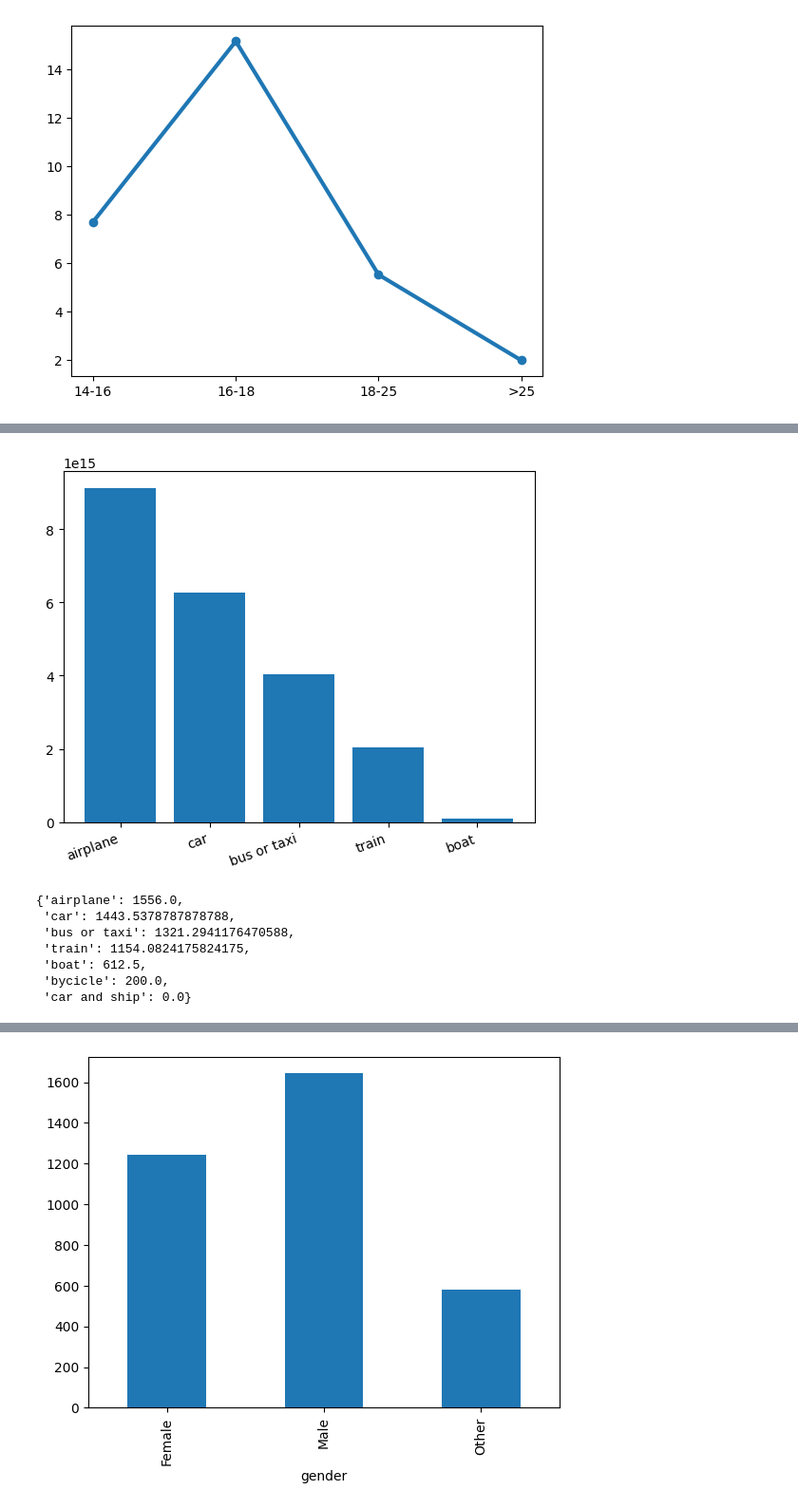
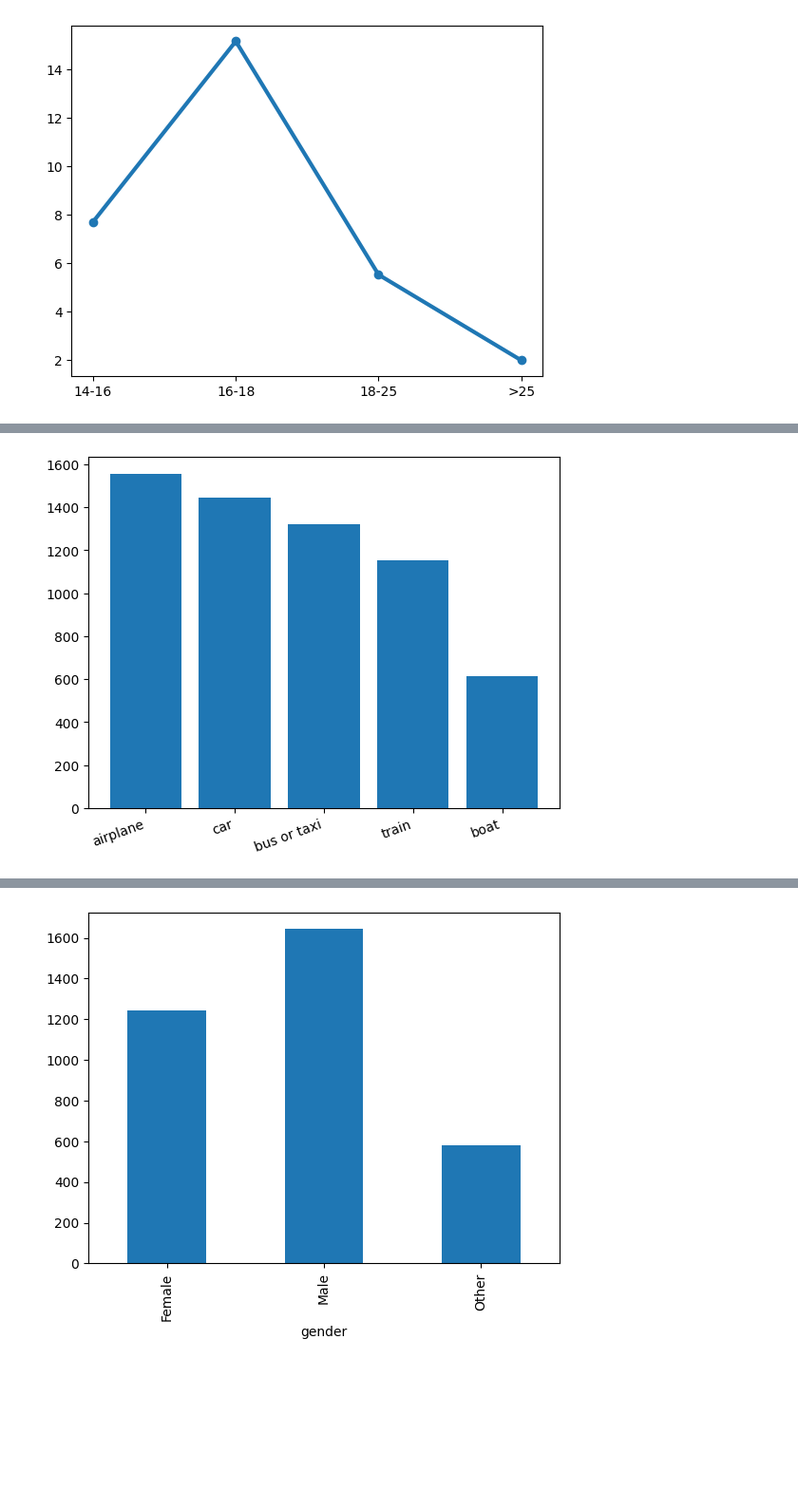
Before and after one commit to nic-obert/vacation-analysis, a Jupyter notebook: analyze.ipynb, the cells around one changed output, grey strips where cells are left out. Shown at 95% size. Cells and saved outputs as stored; diff of their text form; code cells hidden in the pictures; blank space fills up the shorter version.

```diff
--- a/analyze.ipynb
+++ b/analyze.ipynb
@@ -744,7 +807,7 @@ plt.show()
 # Split the companies into a list
 companies = df['company'].apply(lambda x: x.split(';'))
 
-unique_activities = ['family', 'friends', 'boyfriend/girlfriend', 'alone']
+unique_activities = ['family', 'friends', 'partner', 'alone']
 enjoyment = [0, 0, 0, 0]
 counts = [0, 0, 0, 0]
 for i, company_type in enumerate(unique_activities):
@@ -764,4 +827,14 @@ enjoyment = [enjoy ** 12 for enjoy in enjoyment]
 
 plt.bar(unique_activities, enjoyment)
 plt.show()
+
+# Vacation with family is not so enjoyable.
+# Vacation with friends is more enjoyable than vacation with family
+# Vacation with partner is the most enjoyable
+# Vacation alone is the least enjoyable
+
+# Save the data to a csv file
+enjoyment = pd.DataFrame(zip(unique_activities, enjoyment), columns=['company', 'enjoyment'])
+enjoyment.set_index('company', inplace=True)
+enjoyment.to_csv('enjoyment_per_company.csv')
 # %% [output]
@@ -837,47 +901,45 @@ transports = df['transport'].apply(lambda x: x.split(';'))
 # Get all the unique transports
 unique_transports = set()
 for transport in transports:
     unique_transports.update(transport)
 unique_transports = list(unique_transports)
 
-cost = [0] * len(unique_transports)
+cost_per_transport = [0] * len(unique_transports)
 
 for i, transport_type in enumerate(unique_transports):
     # Count the number of times each transport type is mentioned
     transport_count = transports.apply(lambda x: x.count(transport_type))
 
     # Get the cost if the transport type is mentioned
-    cost[i] = df[transport_count > 0]['cost'].mean()
+    cost_per_transport[i] = df[transport_count > 0]['cost'].mean()
 
 
 # Plot the average cost per transport type
 import matplotlib.pyplot as plt
 
 # Sort the activities by their cost
-cost, unique_transports = zip(*reversed(sorted(zip(cost, unique_transports))))
+cost_per_transport, unique_transports = zip(*reversed(sorted(zip(cost_per_transport, unique_transports))))
 
 # Keep only the top 5 activities
-cost_top_5 = cost[:5]
+cost_top_5 = cost_per_transport[:5]
 unique_activities_top_5 = unique_transports[:5]
 
 # Emphasize the difference between the activity types
-cost_top_5 = [c ** 5 for c in cost_top_5]
+cost_top_5 = [c ** 1 for c in cost_top_5]
 
 plt.bar(unique_activities_top_5, cost_top_5)
 plt.setp(plt.gca().get_xticklabels(), rotation=20, horizontalalignment='right')
 plt.show()
 
 
-dict(zip(unique_transports, cost))
+dict(zip(unique_transports, cost_per_transport))
+
+# Save the top 5 data to a csv file
+cost_per_transport = pd.DataFrame(zip(unique_activities_top_5, cost_top_5), columns=['transport', 'cost'])
+cost_per_transport.set_index('transport', inplace=True)
+cost_per_transport.to_csv('cost_per_transport_top_5.csv')
 # %% [output]
-[figure, old version]
+[figure, new version]
-{'airplane': 1556.0,
- 'car': 1443.5378787878788,
- 'bus or taxi': 1321.2941176470588,
- 'train': 1154.0824175824175,
- 'boat': 612.5,
- 'bycicle': 200.0,
- 'car and ship': 0.0}
 # %%
 # Calculate average cost per company
 
```
Also changed, not shown: parts of 17 cells of this notebook, 19 other files.
